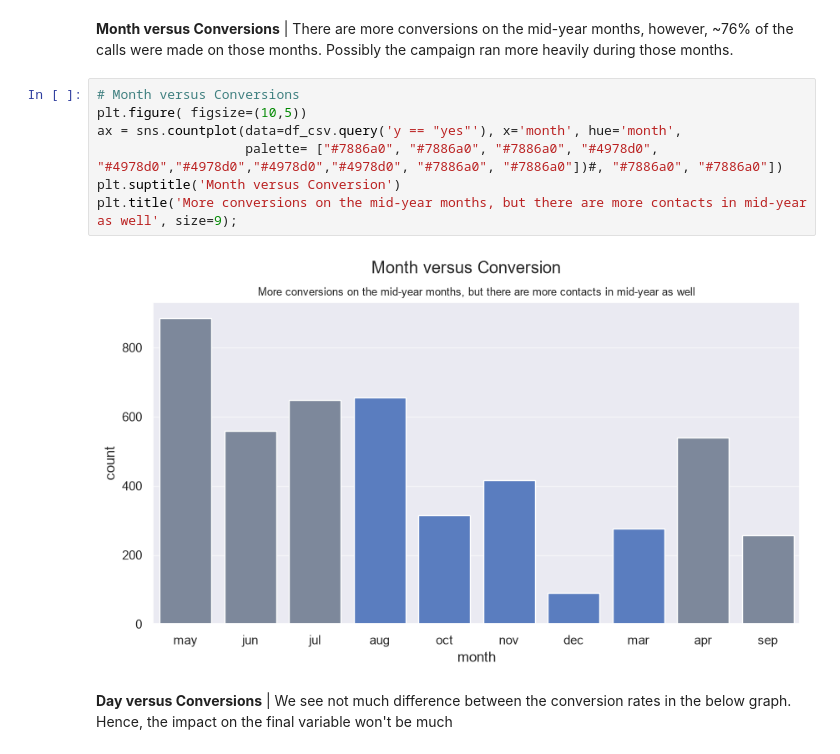
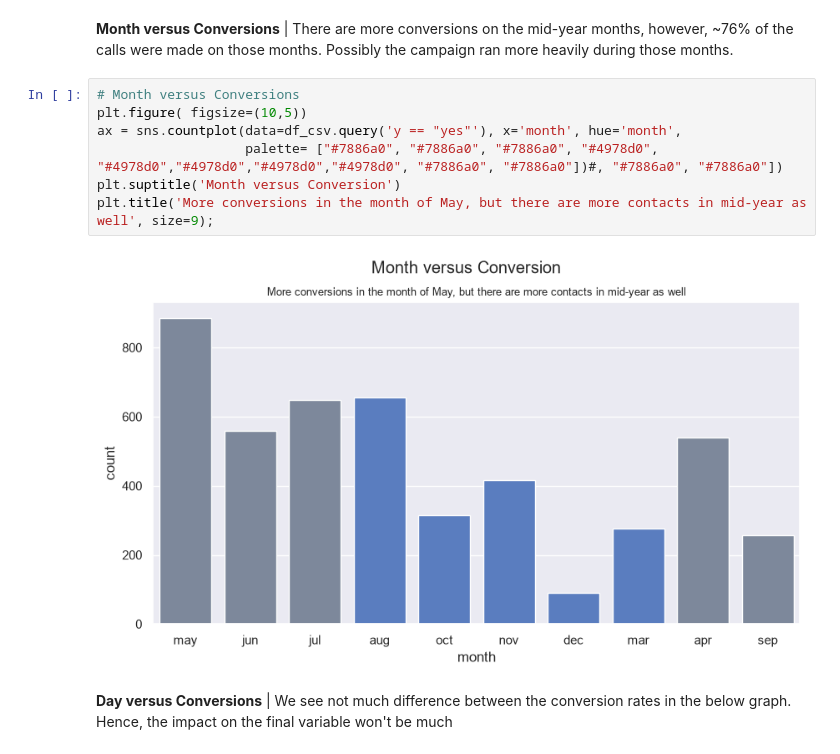
Before and after one commit to anoopungrd/sgh-advanced-analytics-big-data, a Jupyter notebook: semester-1/data-mining/project/code/Bank_Marketing_Notebook.ipynb, the cells around one changed output. Cells and saved outputs as stored; diff of their text form.

```diff
--- a/semester-1/data-mining/project/code/Bank_Marketing_Notebook.ipynb
+++ b/semester-1/data-mining/project/code/Bank_Marketing_Notebook.ipynb
@@ -547,12 +553,12 @@ There are more conversions on the mid-year months, however, ~76% of the calls we
 # %%
 # Month versus Conversions
 plt.figure( figsize=(10,5))
 ax = sns.countplot(data=df_csv.query('y == "yes"'), x='month', hue='month',
                    palette= ["#7886a0", "#7886a0", "#7886a0", "#4978d0", "#4978d0","#4978d0","#4978d0","#4978d0", "#7886a0", "#7886a0"])#, "#7886a0", "#7886a0"])
 plt.suptitle('Month versus Conversion')
-plt.title('More conversions on the mid-year months, but there are more contacts in mid-year as well', size=9);
+plt.title('More conversions in the month of May, but there are more contacts in mid-year as well', size=9);
 # %% [output]
-[figure, old version]
+[figure, new version]
 # %% [markdown]
 **Day versus Conversions** |
 We see not much difference between the conversion rates in the below graph. Hence, the impact on the final variable won't be much
```
Also changed, not shown: parts of 37 cells of this notebook, 3 other files.
